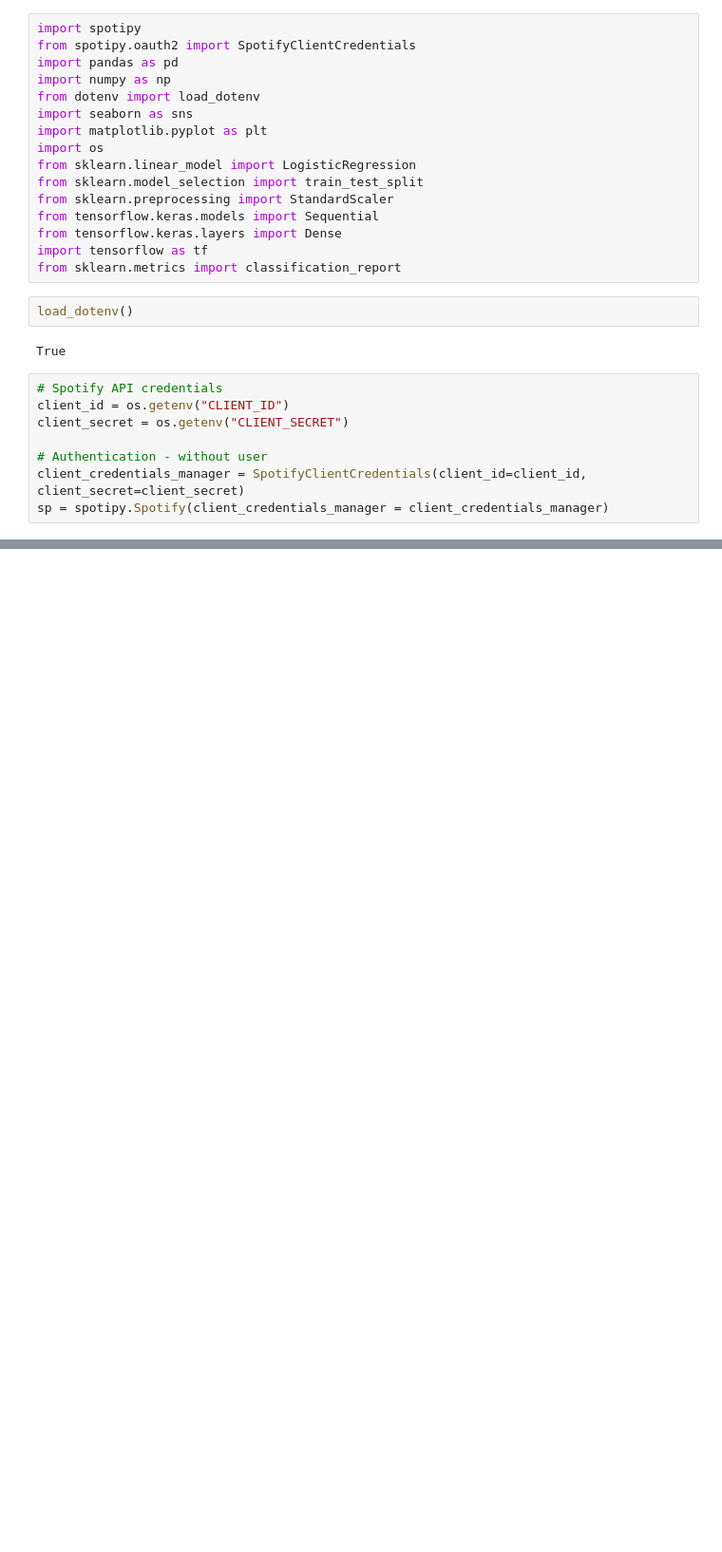
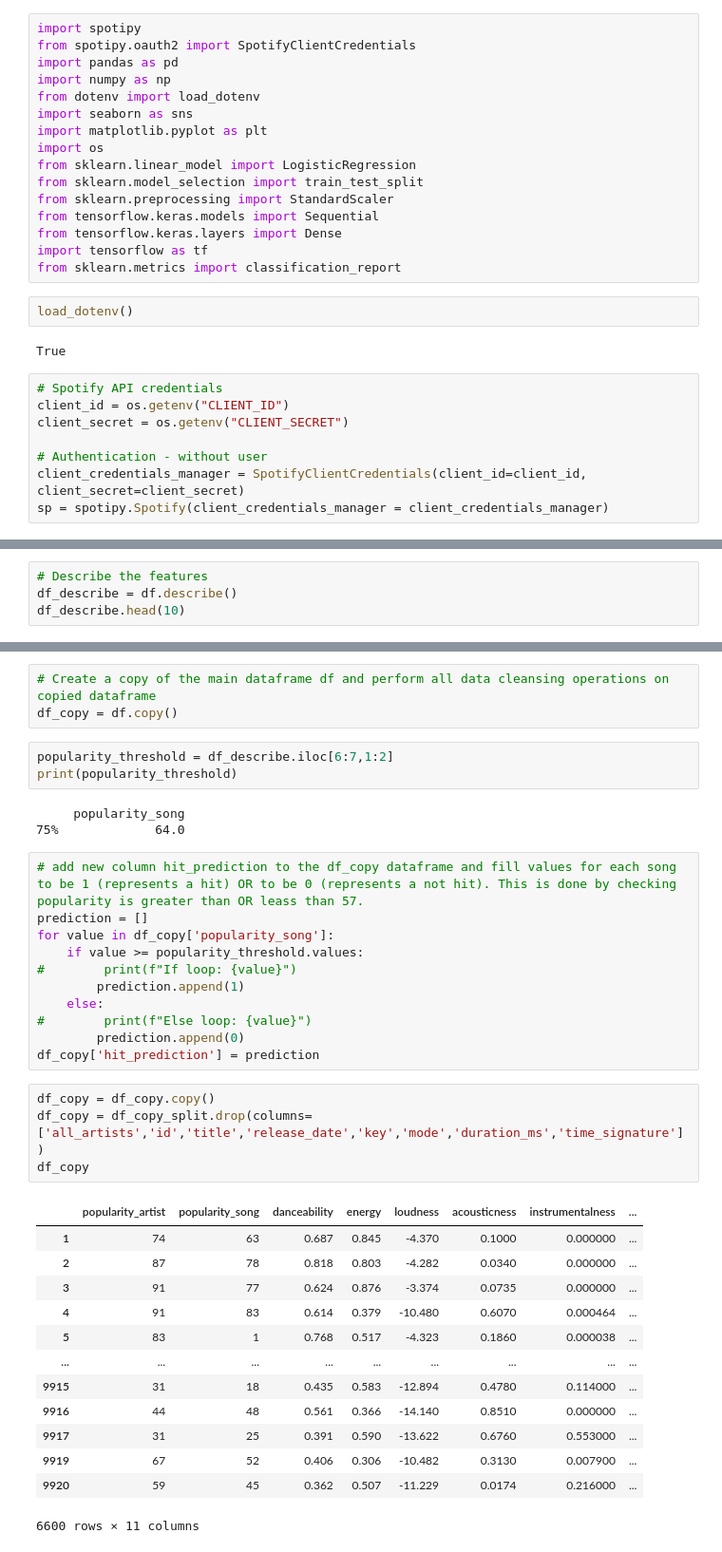
Before and after one commit to aaargyrou/Spotify-hit-predictor, a Jupyter notebook: Models/Logistic_regression.ipynb, the cells around one changed output, grey strips where cells are left out. Shown at 95% size. Drawn from its saved outputs; the diff is of its cells as text; blank space fills up the shorter version.

```diff
--- a/Models/Logistic_regression.ipynb
+++ b/Models/Logistic_regression.ipynb
@@ -124,0 +85,4 @@ y = df['popularity_song']
+# %%
+# Describe the features
+df_describe = df.describe()
+df_describe.head(10)
@@ -124,0 +99,38 @@ y = df['popularity_song']
+# %%
+# Create a copy of the main dataframe df and perform all data cleansing operations on copied dataframe
+df_copy = df.copy()
+# %%
+popularity_threshold = df_describe.iloc[6:7,1:2]
+print(popularity_threshold)
+# %% [output]
+     popularity_song
+75%             64.0
+# %%
+# add new column hit_prediction to the df_copy dataframe and fill values for each song to be 1 (represents a hit) OR to be 0 (represents a not hit). This is done by checking popularity is greater than OR leass than 57.
+prediction = []
+for value in df_copy['popularity_song']:
+    if value >= popularity_threshold.values:
+#        print(f"If loop: {value}")
+        prediction.append(1)
+    else:
+#        print(f"Else loop: {value}")
+        prediction.append(0)
+df_copy['hit_prediction'] = prediction
+# %%
+df_copy = df_copy.copy()
+df_copy = df_copy_split.drop(columns=['all_artists','id','title','release_date','key','mode','duration_ms','time_signature'])
+df_copy
+# %% [output]
+|  | popularity_artist | popularity_song | danceability | energy | loudness | acousticness | instrumentalness | ... |
+| 1 | 74 | 63 | 0.687 | 0.845 | -4.370 | 0.1000 | 0.000000 | ... |
+| 2 | 87 | 78 | 0.818 | 0.803 | -4.282 | 0.0340 | 0.000000 | ... |
+| 3 | 91 | 77 | 0.624 | 0.876 | -3.374 | 0.0735 | 0.000000 | ... |
+| 4 | 91 | 83 | 0.614 | 0.379 | -10.480 | 0.6070 | 0.000464 | ... |
+| 5 | 83 | 1 | 0.768 | 0.517 | -4.323 | 0.1860 | 0.000038 | ... |
+| ... | ... | ... | ... | ... | ... | ... | ... | ... |
+| 9915 | 31 | 18 | 0.435 | 0.583 | -12.894 | 0.4780 | 0.114000 | ... |
+| 9916 | 44 | 48 | 0.561 | 0.366 | -14.140 | 0.8510 | 0.000000 | ... |
+| 9917 | 31 | 25 | 0.391 | 0.590 | -13.622 | 0.6760 | 0.553000 | ... |
+| 9919 | 67 | 52 | 0.406 | 0.306 | -10.482 | 0.3130 | 0.007900 | ... |
+| 9920 | 59 | 45 | 0.362 | 0.507 | -11.229 | 0.0174 | 0.216000 | ... |
+6600 rows × 11 columns
```
Also changed, not shown: parts of 24 cells of this notebook, 1 other file.
